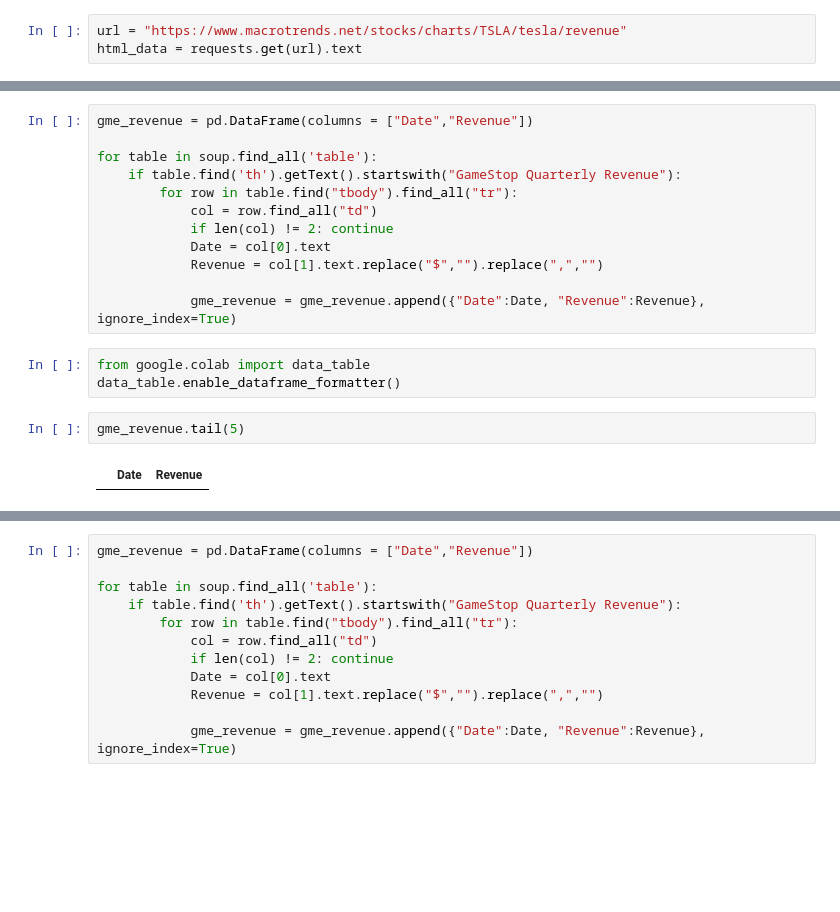
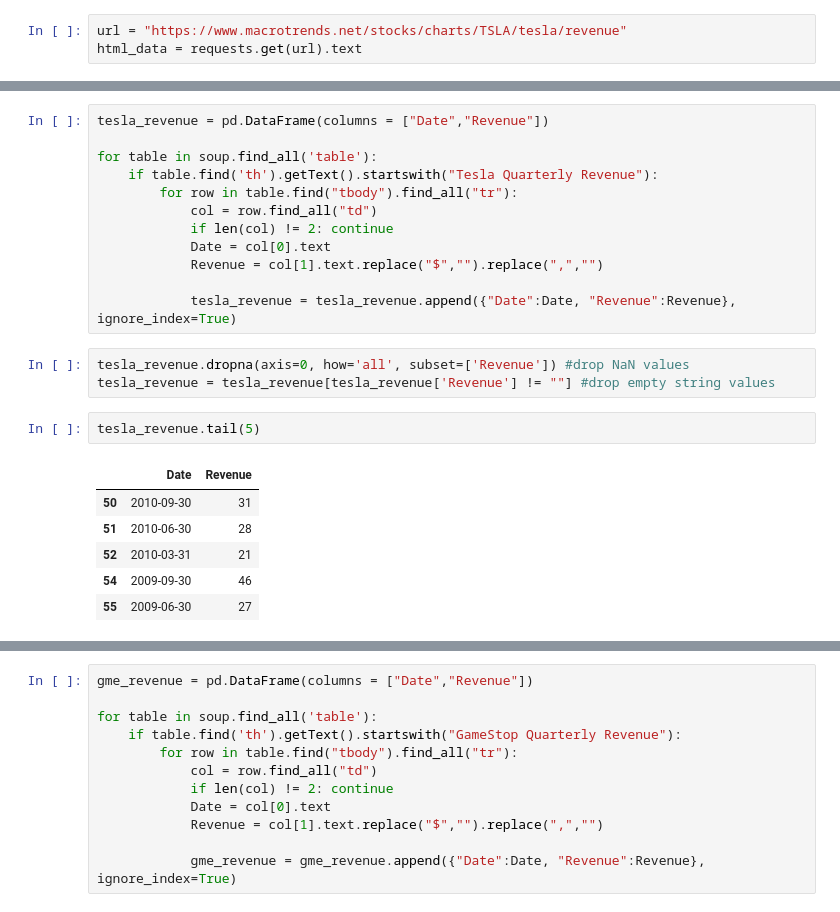
Before and after one commit to DrJesus17/Final-Assignment-Instructions-Create-and-Share-Your-Jupyter-Notebook, a Jupyter notebook: Analyzing_Historical_Stock_Revenue_Data_and_Building_Dashboard.ipynb, the cells around one changed output, grey strips where cells are left out. Saved outputs shown, nothing was run; the diff lists cells and outputs as text; blank space fills up the shorter version.

```diff
--- a/Analyzing_Historical_Stock_Revenue_Data_and_Building_Dashboard.ipynb
+++ b/Analyzing_Historical_Stock_Revenue_Data_and_Building_Dashboard.ipynb
@@ -83,21 +66,26 @@ print(soup.prettify())
  </body>
 </html>
 # %%
-gme_revenue = pd.DataFrame(columns = ["Date","Revenue"])
+tesla_revenue = pd.DataFrame(columns = ["Date","Revenue"])
 
 for table in soup.find_all('table'):
-    if table.find('th').getText().startswith("GameStop Quarterly Revenue"):
+    if table.find('th').getText().startswith("Tesla Quarterly Revenue"):
         for row in table.find("tbody").find_all("tr"):
             col = row.find_all("td")
             if len(col) != 2: continue
             Date = col[0].text
             Revenue = col[1].text.replace("$","").replace(",","")
 
-            gme_revenue = gme_revenue.append({"Date":Date, "Revenue":Revenue}, ignore_index=True)
+            tesla_revenue = tesla_revenue.append({"Date":Date, "Revenue":Revenue}, ignore_index=True)
-# %%
-from google.colab import data_table
-data_table.enable_dataframe_formatter()
+# %%
+tesla_revenue.dropna(axis=0, how='all', subset=['Revenue']) #drop NaN values
+tesla_revenue = tesla_revenue[tesla_revenue['Revenue'] != ""] #drop empty string values
 # %%
-gme_revenue.tail(5)
+tesla_revenue.tail(5)
 # %% [output]
 |  | Date | Revenue |
+| 50 | 2010-09-30 | 31 |
+| 51 | 2010-06-30 | 28 |
+| 52 | 2010-03-31 | 21 |
+| 54 | 2009-09-30 | 46 |
+| 55 | 2009-06-30 | 27 |
```
Also changed, not shown: parts of 18 cells of this notebook.
